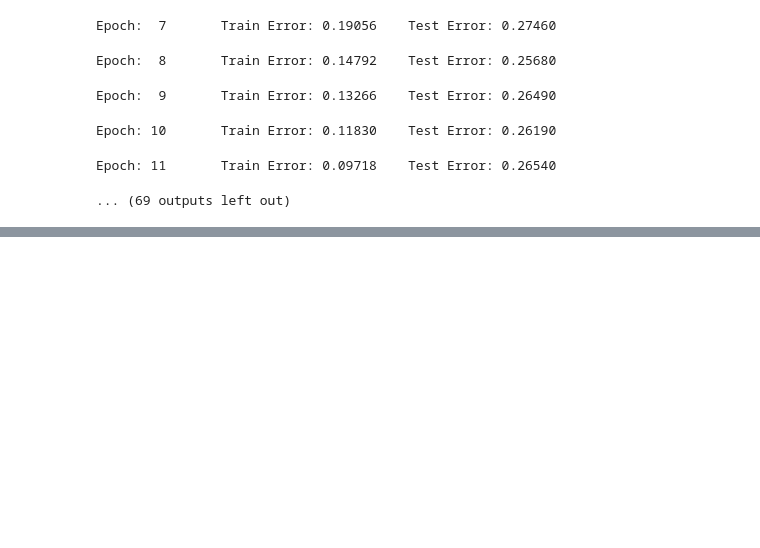
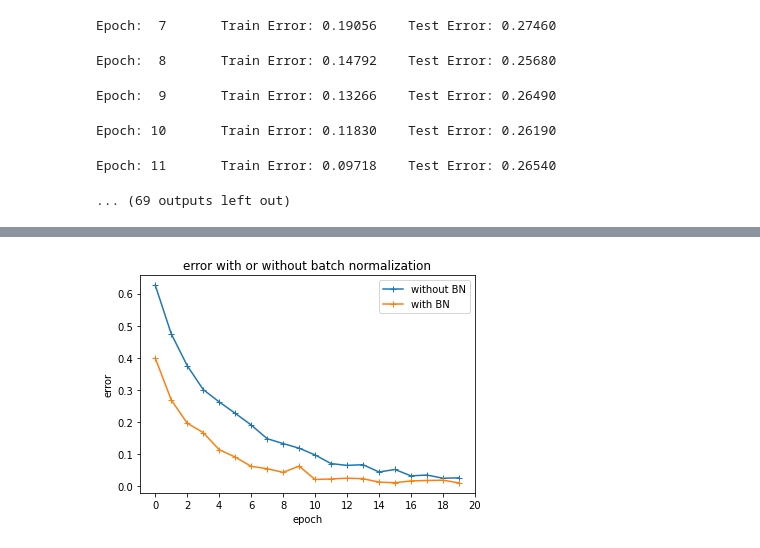
Before and after one commit to quniLcs/nndl, a Jupyter notebook: Project 2/Code/main.ipynb, the cells around one changed output, grey strips where cells are left out. Drawn from its saved outputs; the diff is of its cells as text; code cells hidden in the pictures; blank space fills up the shorter version.

```diff
--- a/Project 2/Code/main.ipynb
+++ b/Project 2/Code/main.ipynb
@@ -867,0 +871,23 @@ KeyboardInterrupt:
+# %%
+root = '../Result/VGG original 0.001'
+train_errors_file = os.path.join(root, 'train_errors.pt')
+train_errors_original = torch.load(train_errors_file, map_location = torch.device('cpu'))
+
+root = '../Result/VGG BN 0.001'
+train_errors_file = os.path.join(root, 'train_errors.pt')
+train_errors_BN = torch.load(train_errors_file, map_location = torch.device('cpu'))
+# %%
+plt.plot(train_errors_original, '-+')
+plt.plot(train_errors_BN, '-+')
+plt.xticks(range(0, 21, 2))
+plt.legend(['without BN', 'with BN'])
+plt.xlabel('epoch')
+plt.ylabel('error')
+plt.title('error with or without batch normalization')
+
+fig_file = os.path.join(root, 'figure.png')
+plt.savefig(fig_file)
+
+plt.show()
+# %% [output]
+[figure, added]
```
Also changed, not shown: parts of 5 cells of this notebook.
